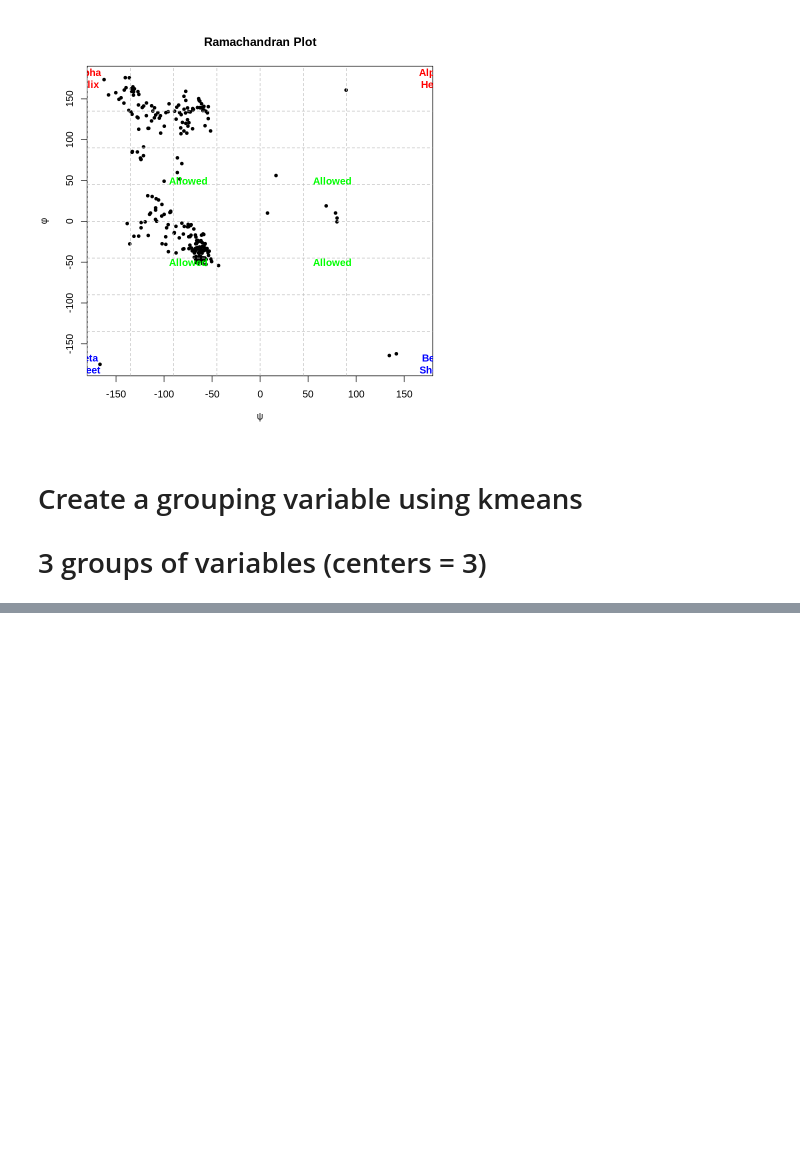
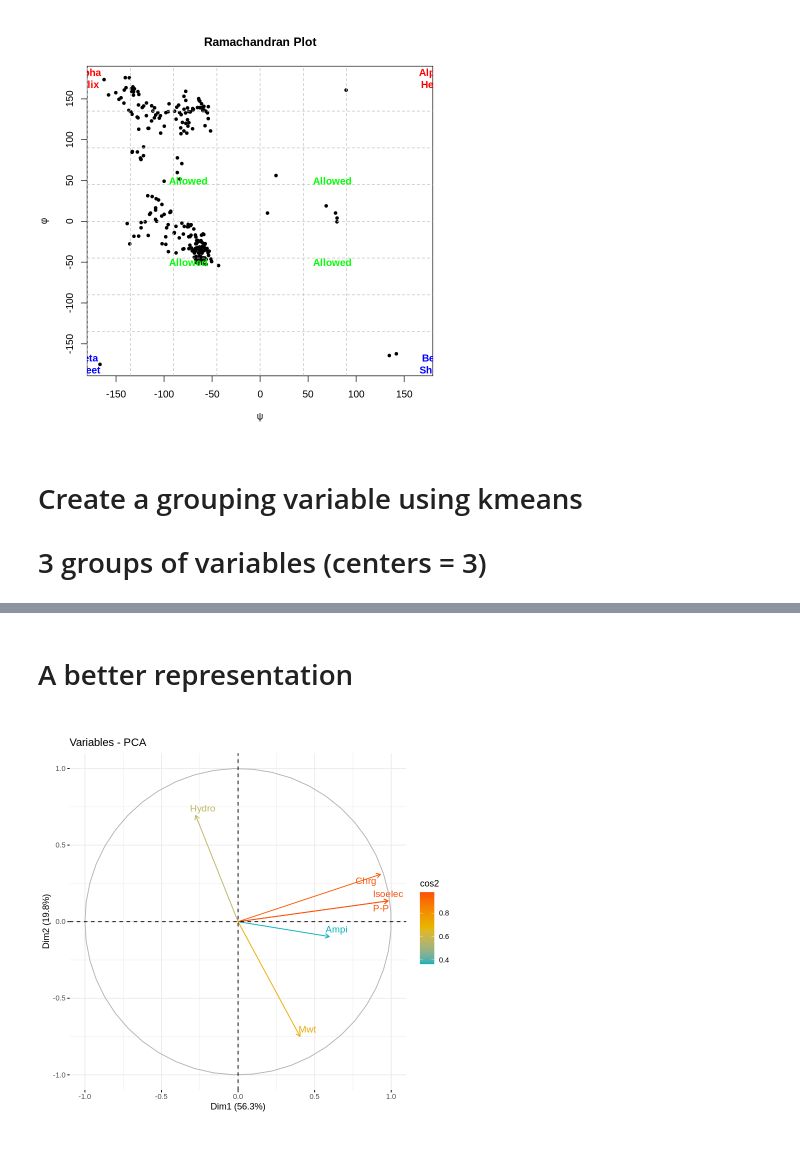
Before and after one commit to adgcal/Anjan_collab_R, a Jupyter notebook: 5_peptides.ipynb, the cells around one changed output, grey strips where cells are left out. Saved outputs shown, nothing was run; the diff lists cells and outputs as text; code cells hidden in the pictures; blank space fills up the shorter version.

```diff
--- a/5_peptides.ipynb
+++ b/5_peptides.ipynb
@@ -263,0 +282,8 @@ ERROR: ignored
+# %% [markdown]
+# A better representation
+# %%
+
+
+fviz_pca_var(pca.cytopro,col.var="cos2",gradient.cols=c("#00AFBB","#E7B800","#FC4E07"),repel=TRUE)
+# %% [output]
+[figure, added]
```
Also changed, not shown: parts of 9 cells of this notebook.
